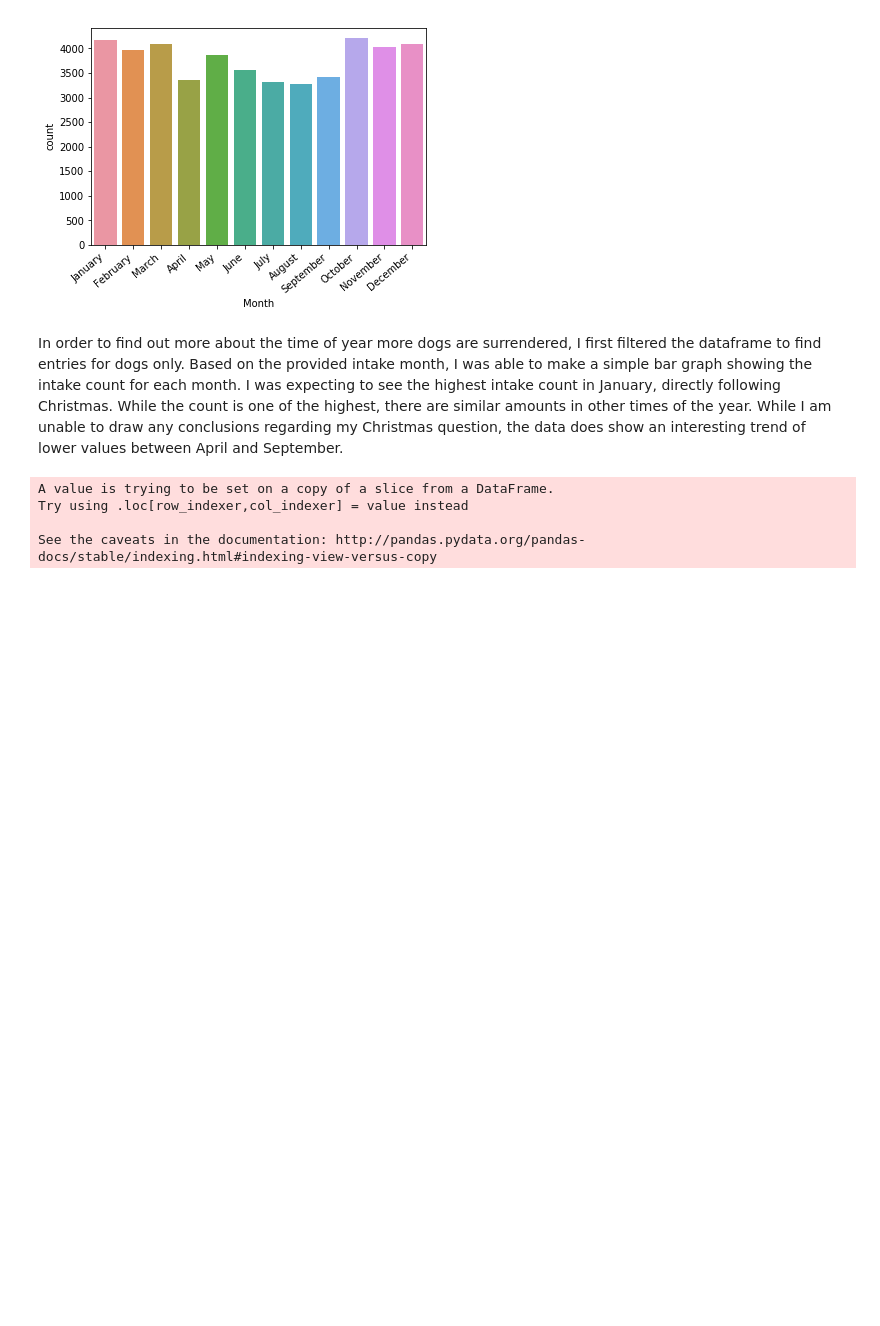
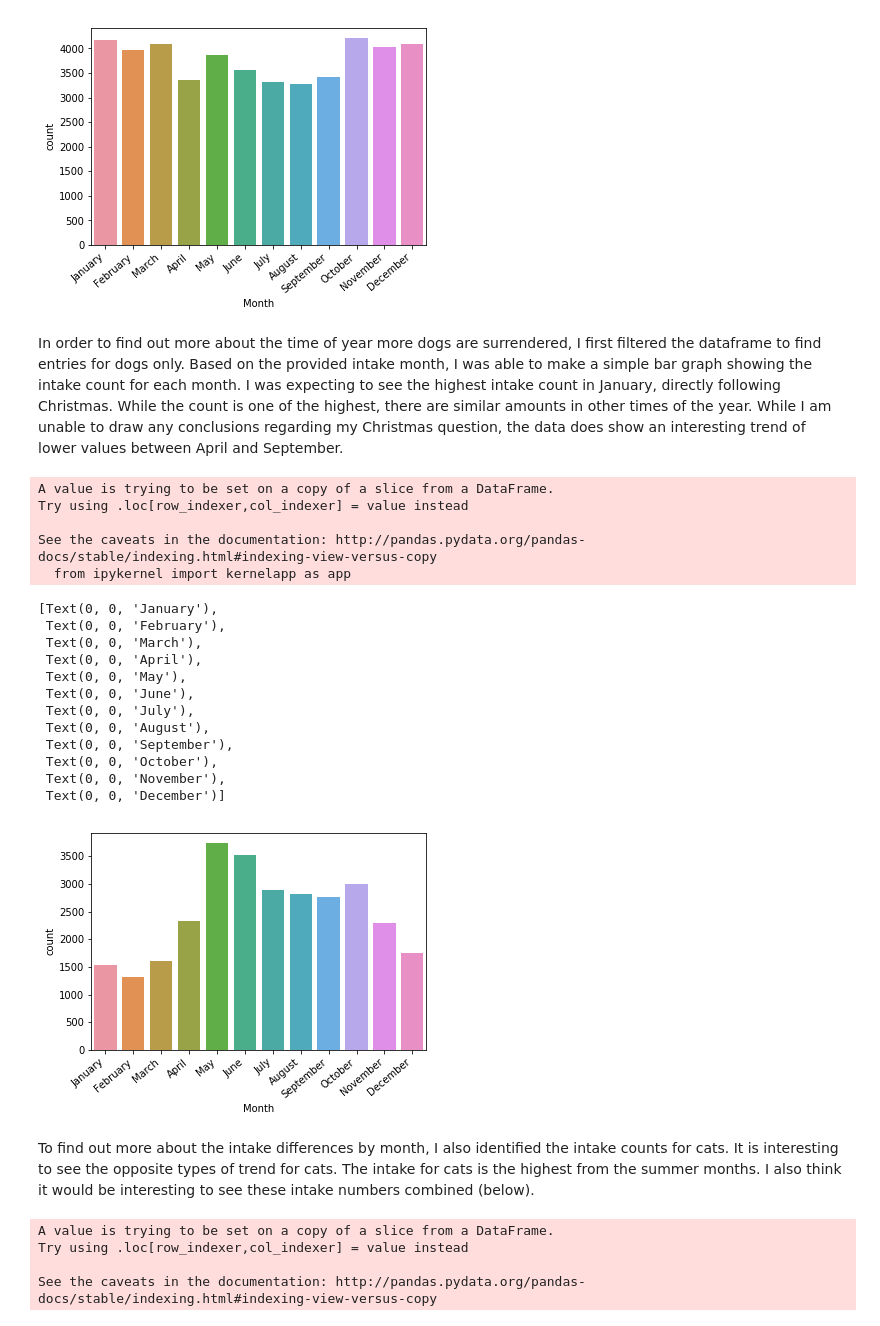
Before and after one commit to MikaylaRobinson/Austin-Animal-Shelter-Data-Project, a Jupyter notebook: Christmas_Analysis.ipynb, the cells around one changed output. Drawn from its saved outputs; the diff is of its cells as text; code cells hidden in the pictures; blank space fills up the shorter version.

Commit message:
Adding a visualization of only intake data for cats

```diff
--- a/Christmas_Analysis.ipynb
+++ b/Christmas_Analysis.ipynb
@@ -97,6 +97,45 @@ intake_by_month.set_xticklabels(intake_by_month.get_xticklabels(), rotation=40,
 [figure]
 # %% [markdown]
 In order to find out more about the time of year more dogs are surrendered, I first filtered the dataframe to find entries for dogs only. Based on the provided intake month, I was able to make a simple bar graph showing the intake count for each month. I was expecting to see the highest intake count in January, directly following Christmas. While the count is one of the highest, there are similar amounts in other times of the year. While I am unable to draw any conclusions regarding my Christmas question, the data does show an interesting trend of lower values between April and September.
+# %%
+cats_only = shelterdframe.loc[shelterdframe['animal_type'] == 'Cat']
+months = {1:'January',
+          2:'February',
+          3:'March',
+          4:'April',
+         5:'May',
+         6:'June',
+         7:'July',
+         8:'August',
+         9:'September',
+         10:'October',
+         11:'November',
+         12:'December'}
+
+cats_only['Month']= cats_only['intake_month'].map(months)
+cat_plot = sns.countplot('Month',data=cats_only, order=['January','February','March','April','May','June','July','August','September','October','November','December'])
+cat_plot.set_xticklabels(cat_plot.get_xticklabels(), rotation=40, ha="right")
+# %% [output]
+A value is trying to be set on a copy of a slice from a DataFrame.
+Try using .loc[row_indexer,col_indexer] = value instead
+
+See the caveats in the documentation: http://pandas.pydata.org/pandas-docs/stable/indexing.html#indexing-view-versus-copy
+  from ipykernel import kernelapp as app
+[Text(0, 0, 'January'),
+ Text(0, 0, 'February'),
+ Text(0, 0, 'March'),
+ Text(0, 0, 'April'),
+ Text(0, 0, 'May'),
+ Text(0, 0, 'June'),
+ Text(0, 0, 'July'),
+ Text(0, 0, 'August'),
+ Text(0, 0, 'September'),
+ Text(0, 0, 'October'),
+ Text(0, 0, 'November'),
+ Text(0, 0, 'December')]
+[figure, added]
+# %% [markdown]
+To find out more about the intake differences by month, I also identified the intake counts for cats. It is interesting to see the opposite types of trend for cats. The intake for cats is the highest from the summer months. I also think it would be interesting to see these intake numbers combined (below).
 # %%
 dogs_and_cats = shelterdframe[(shelterdframe.animal_type.isin(["Dog", "Cat"]))]
 # %%
```
